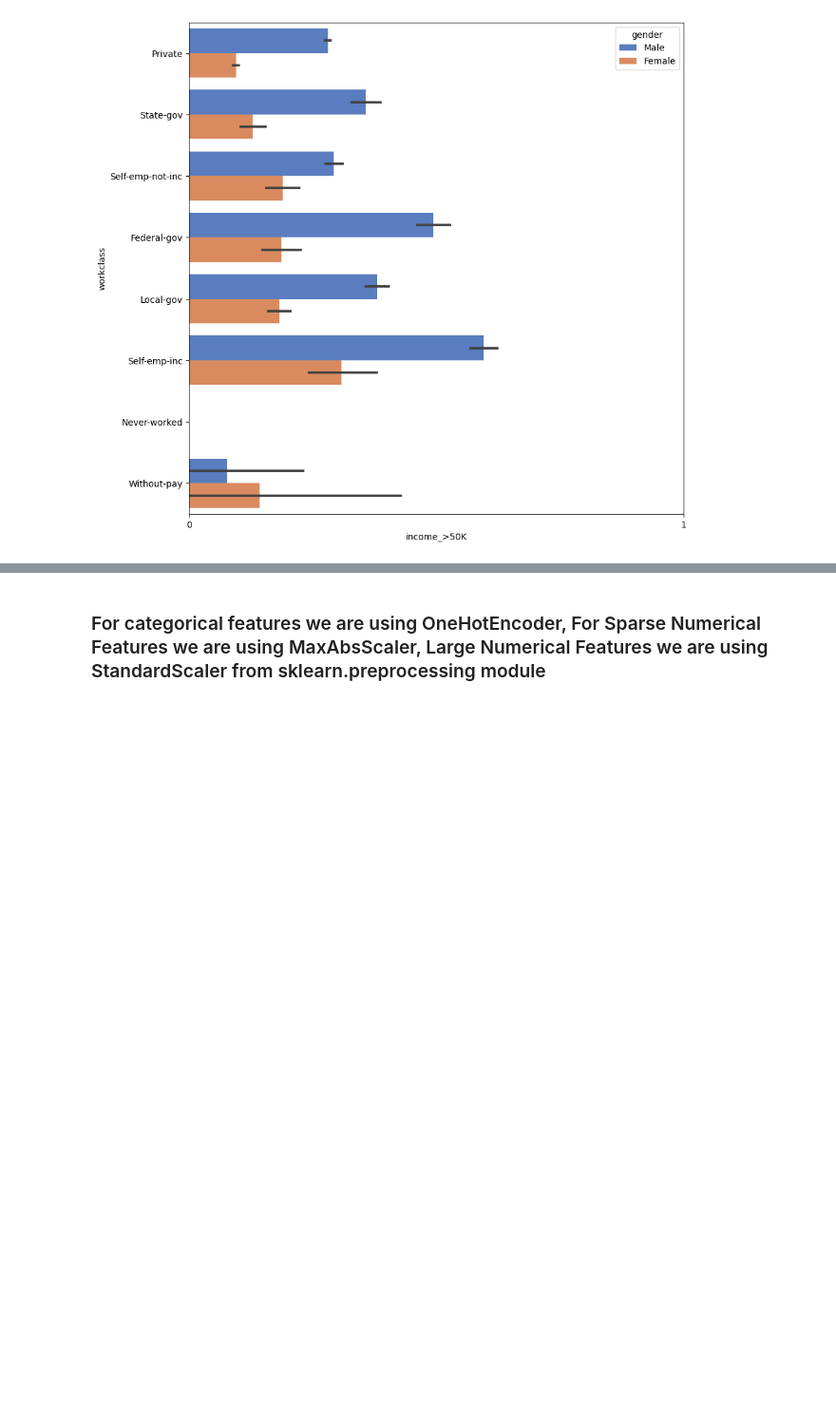
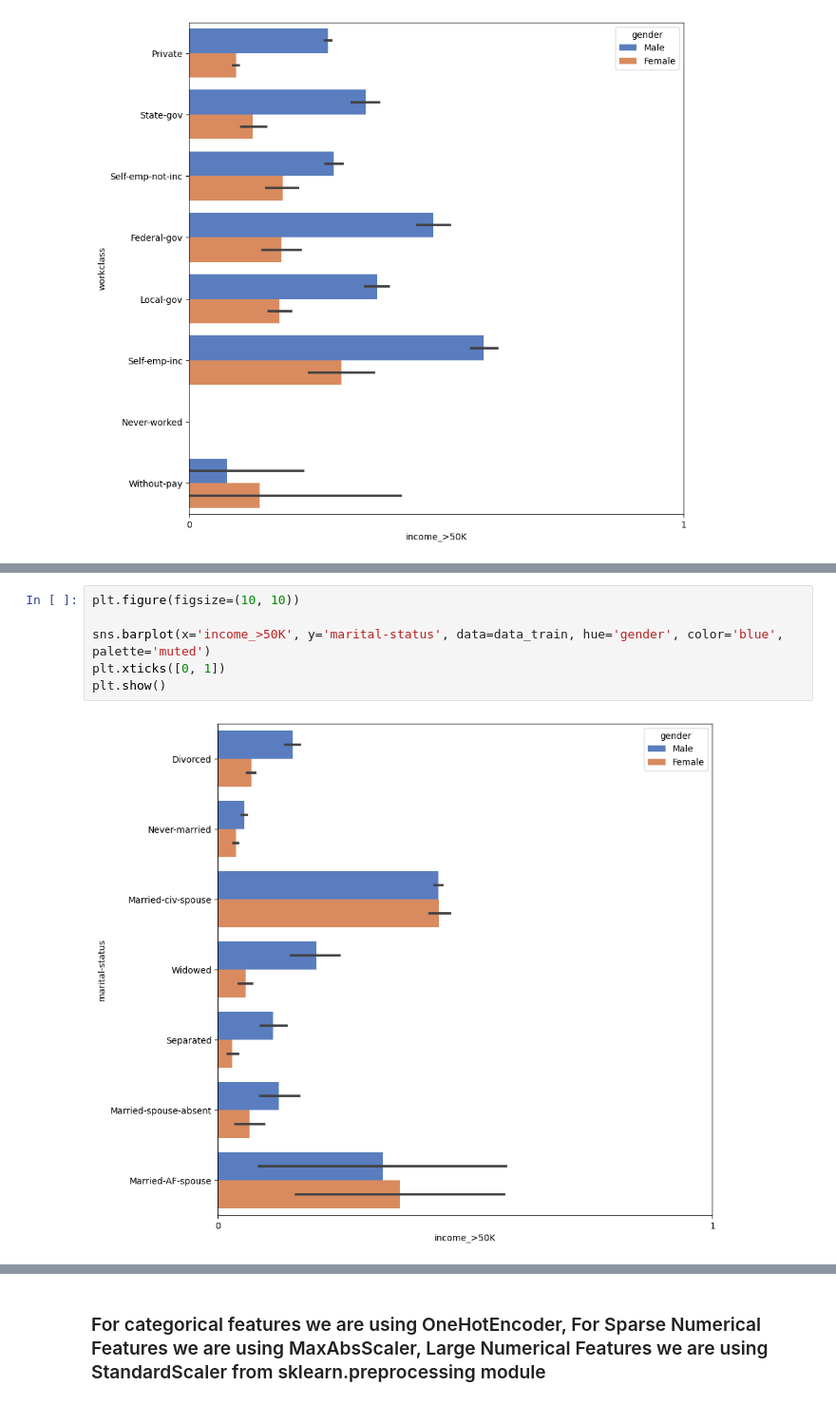
Before and after one commit to Revernd/Kaggle_notebooks, a Jupyter notebook: ml-binary-classification-case-study.ipynb, the cells around one changed output, grey strips where cells are left out. Shown at 95% size. Drawn from its saved outputs; the diff is of its cells as text; blank space fills up the shorter version.

```diff
--- a/ml-binary-classification-case-study.ipynb
+++ b/ml-binary-classification-case-study.ipynb
@@ -106,0 +115,8 @@ plt.show()
+# %%
+plt.figure(figsize=(10, 10))
+
+sns.barplot(x='income_>50K', y='marital-status', data=data_train, hue='gender', color='blue', palette='muted')
+plt.xticks([0, 1])
+plt.show()
+# %% [output]
+[figure, added]
```
Also changed, not shown: parts of 6 cells of this notebook.
